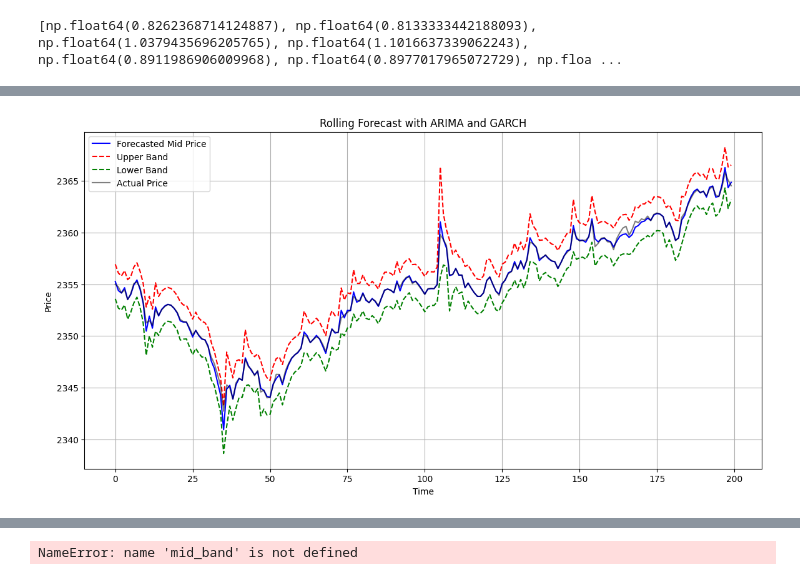
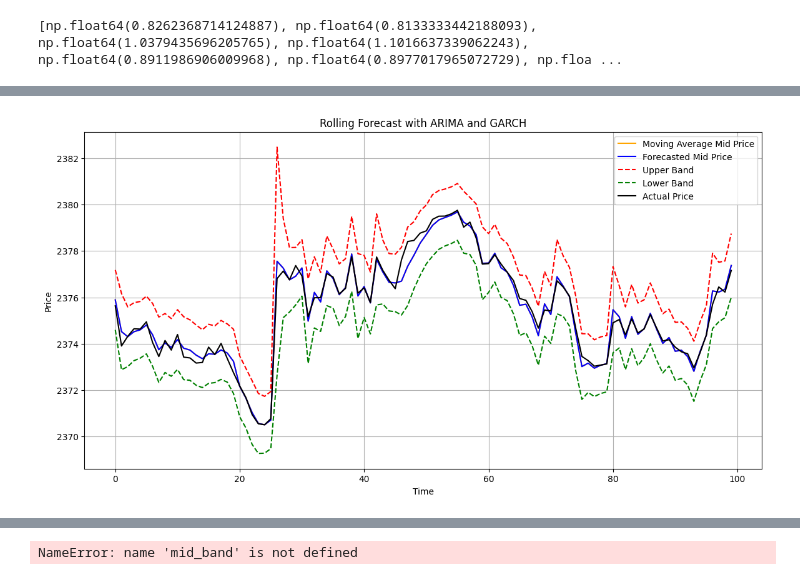
Before and after one commit to Vishnutejas-2005/bb, a Jupyter notebook: 28-5-25 copy.ipynb, the cells around one changed output, grey strips where cells are left out. Drawn from its saved outputs; the diff is of its cells as text; code cells hidden in the pictures.

```diff
--- a/28-5-25 copy.ipynb
+++ b/28-5-25 copy.ipynb
@@ -168,18 +180,27 @@ print(forecast_vol[:10])
 # %%
-upper_band = np.array(forecasts_mid) + 2 * np.array(forecast_vol)
-lower_band = np.array(forecasts_mid) - 2 * np.array(forecast_vol)
+# upper_band = np.array() + (2 * np.array(forecast_vol))
+# lower_band = np.array(forecasts_mid) - (2 * np.array(forecast_vol))
+#fore_mid_avg = np.array(forecasts_mid).rolling(window=20).mean()
+fore_mid_moving_avg = np.array(forecasts_mid)
+# fore_mid_avg = np.convolve(fore_mid_moving_avg, np.ones(10)/10, mode='valid')
+# fore_mid_avg = np.concatenate((fore_mid_moving_avg[0:9], fore_mid_avg))
+fore_mid_avg = fore_mid_moving_avg
+upper_band = fore_mid_avg + (1.5 * np.array(forecast_vol))
+lower_band = fore_mid_avg - (1.5 * np.array(forecast_vol))
+
 plt.figure(figsize=(14, 7))
-plt.plot(forecasts_mid[800:1000], label='Forecasted Mid Price', color='blue')
-plt.plot(upper_band[800:1000], label='Upper Band', color='red', linestyle='--')
-plt.plot(lower_band[800:1000], label='Lower Band', color='green', linestyle='--')
+plt.plot(fore_mid_avg[1100:1200], label='Moving Average Mid Price', color='orange')
+plt.plot(forecasts_mid[1100:1200], label='Forecasted Mid Price', color='blue')
+plt.plot(upper_band[1100:1200], label='Upper Band', color='red', linestyle='--')
+plt.plot(lower_band[1100:1200], label='Lower Band', color='green', linestyle='--')
 
-plt.plot(np.array(df["close_scaled_down"].loc["2025-01-31 16:11":"2025-02-05"])[799:999], label='Actual Price', color='black', alpha=0.5)
+plt.plot(np.array(df["close_scaled_down"].loc["2025-01-31 16:11":"2025-02-05"])[1100:1200], label='Actual Price', color='black')
 
 plt.legend()
 plt.title('Rolling Forecast with ARIMA and GARCH')
 plt.xlabel('Time')
 plt.ylabel('Price')
 plt.grid()
 plt.show()
 # %% [output]
-[figure, old version]
+[figure, new version]
```
Also changed, not shown: parts of 3 cells of this notebook, 1 other file.
